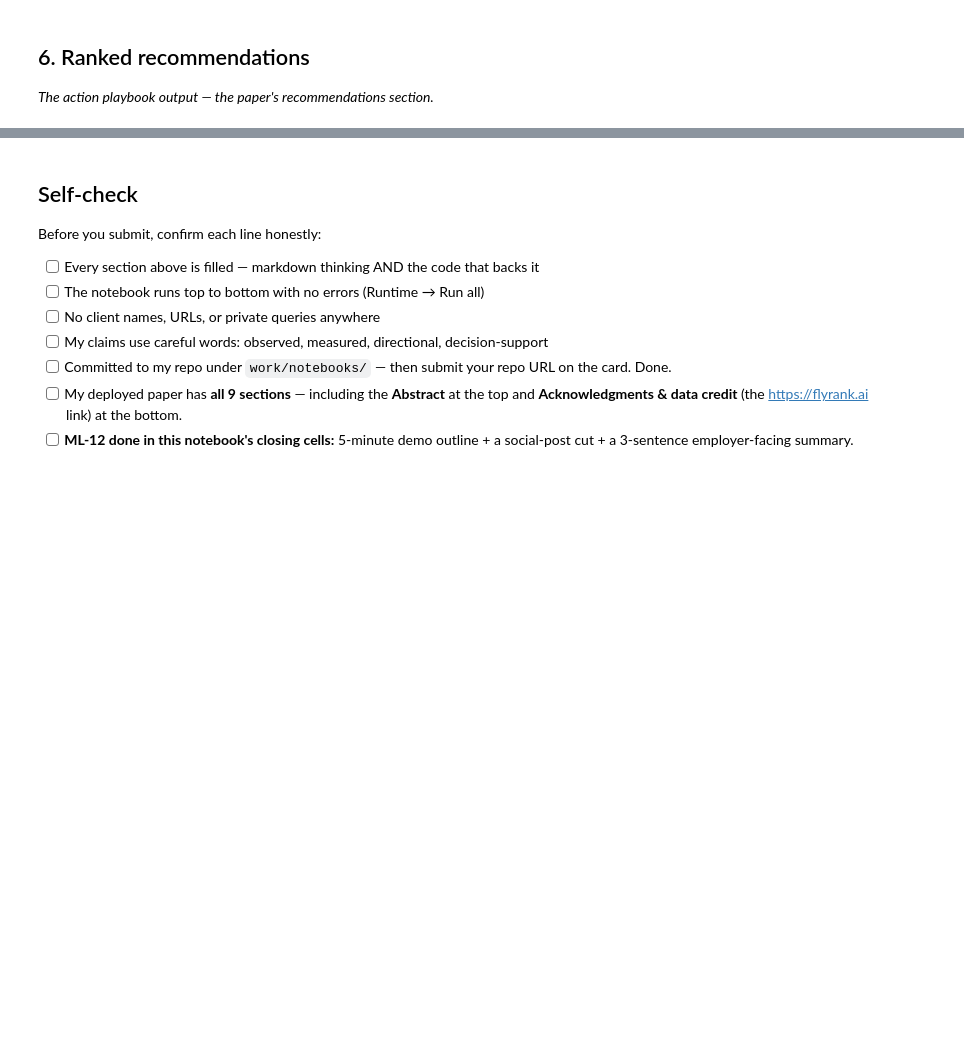
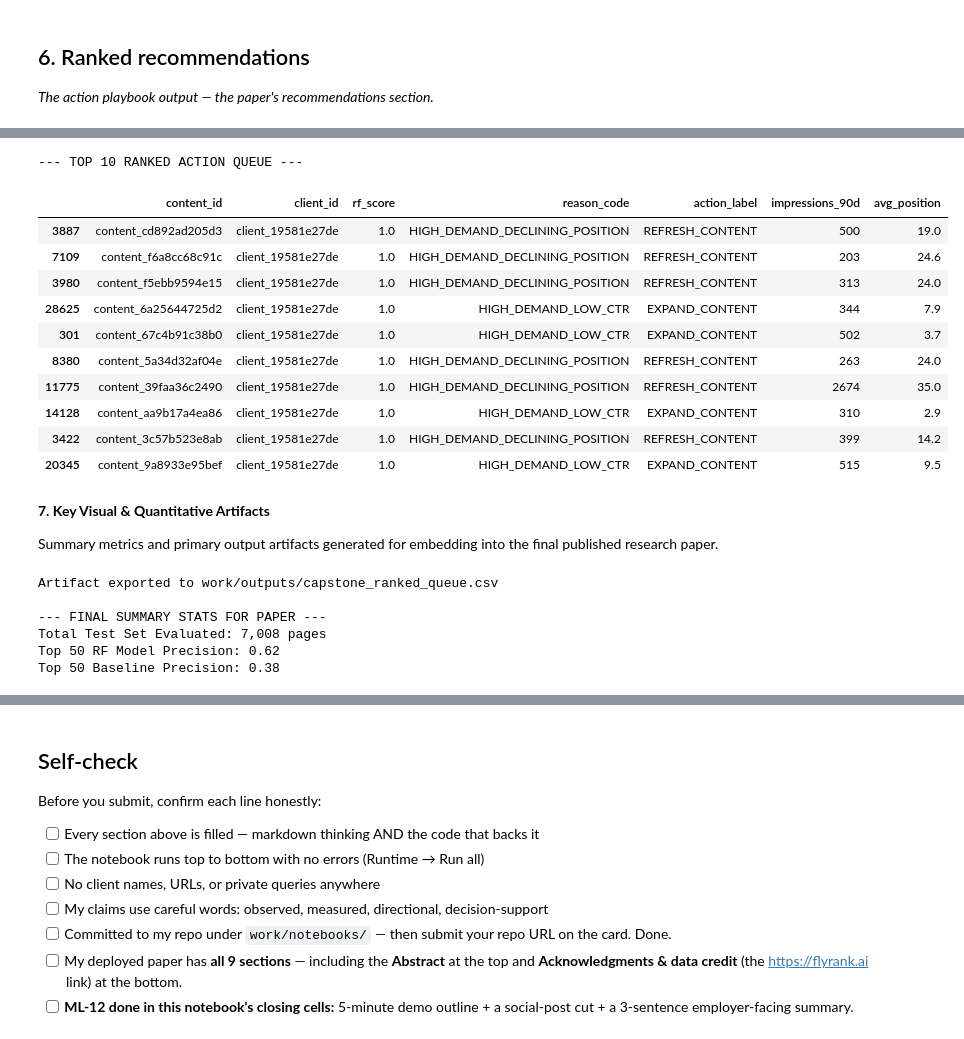
Before and after one commit to YoussifKhaled77/FlyrankAI-Internship, a Jupyter notebook: work/notebooks/capstone.ipynb, the cells around one changed output, grey strips where cells are left out. Drawn from its saved outputs; the diff is of its cells as text; code cells hidden in the pictures; blank space fills up the shorter version.

Commit message:
Complete capstone notebook execution

```diff
--- a/work/notebooks/capstone.ipynb
+++ b/work/notebooks/capstone.ipynb
@@ -24,0 +69,25 @@ This skeleton is yours to fill. Work the sections **in order** — each one has
+# %%
+from sklearn.model_selection import GroupKFold
+from sklearn.ensemble import RandomForestClassifier
+from sklearn.metrics import precision_score
+
+# Group-aware split by client_id
+gkf = GroupKFold(n_splits=5)
+train_idx, test_idx = next(gkf.split(df, df['target'], groups=df['client_id']))
+
+train_df, test_df = df.iloc[train_idx].copy(), df.iloc[test_idx].copy()
+
+X_train, y_train = train_df[feature_cols].fillna(0), train_df['target']
+X_test, y_test = test_df[feature_cols].fillna(0), test_df['target']
+
+# Train Random Forest model
+rf_model = RandomForestClassifier(n_estimators=100, random_state=42)
+rf_model.fit(X_train, y_train)
+
+test_df['rf_score'] = rf_model.predict_proba(X_test)[:, 1]
+
+# Compute Rule Baseline score on test set
+test_df['baseline_score'] = np.log10(test_df['impressions_90d'] + 1) * (1 + (1 / np.maximum(test_df['avg_position'], 1)))
+
+print("Validation Split Complete:")
+print(f"Train set: {len(train_df):,} rows | Test set: {len(test_df):,} rows")
@@ -36,0 +153,53 @@ This skeleton is yours to fill. Work the sections **in order** — each one has
+# %%
+# Generate reason codes and action labels for the test set queue
+def assign_action_playbook(row):
+    if row['impressions_90d'] >= 100 and row['avg_position'] > 10:
+        return 'HIGH_DEMAND_DECLINING_POSITION', 'REFRESH_CONTENT'
+    elif row['impressions_90d'] >= 100:
+        return 'HIGH_DEMAND_LOW_CTR', 'EXPAND_CONTENT'
+    else:
+        return 'LOW_DEMAND', 'MONITOR'
+
+res = test_df.apply(assign_action_playbook, axis=1)
+test_df['reason_code'] = [r[0] for r in res]
+test_df['action_label'] = [r[1] for r in res]
+
+# Output Top-10 Ranked Action Queue
+final_queue = test_df.sort_values('rf_score', ascending=False)
+output_cols = ['content_id', 'client_id', 'rf_score', 'reason_code', 'action_label', 'impressions_90d', 'avg_position']
+print("--- TOP 10 RANKED ACTION QUEUE ---")
+final_queue[output_cols].head(10)
+# %% [output]
+--- TOP 10 RANKED ACTION QUEUE ---
+|  | content_id | client_id | rf_score | reason_code | action_label | impressions_90d | avg_position |
+| 3887 | content_cd892ad205d3 | client_19581e27de | 1.0 | HIGH_DEMAND_DECLINING_POSITION | REFRESH_CONTENT | 500 | 19.0 |
+| 7109 | content_f6a8cc68c91c | client_19581e27de | 1.0 | HIGH_DEMAND_DECLINING_POSITION | REFRESH_CONTENT | 203 | 24.6 |
+| 3980 | content_f5ebb9594e15 | client_19581e27de | 1.0 | HIGH_DEMAND_DECLINING_POSITION | REFRESH_CONTENT | 313 | 24.0 |
+| 28625 | content_6a25644725d2 | client_19581e27de | 1.0 | HIGH_DEMAND_LOW_CTR | EXPAND_CONTENT | 344 | 7.9 |
+| 301 | content_67c4b91c38b0 | client_19581e27de | 1.0 | HIGH_DEMAND_LOW_CTR | EXPAND_CONTENT | 502 | 3.7 |
+| 8380 | content_5a34d32af04e | client_19581e27de | 1.0 | HIGH_DEMAND_DECLINING_POSITION | REFRESH_CONTENT | 263 | 24.0 |
+| 11775 | content_39faa36c2490 | client_19581e27de | 1.0 | HIGH_DEMAND_DECLINING_POSITION | REFRESH_CONTENT | 2674 | 35.0 |
+| 14128 | content_aa9b17a4ea86 | client_19581e27de | 1.0 | HIGH_DEMAND_LOW_CTR | EXPAND_CONTENT | 310 | 2.9 |
+| 3422 | content_3c57b523e8ab | client_19581e27de | 1.0 | HIGH_DEMAND_DECLINING_POSITION | REFRESH_CONTENT | 399 | 14.2 |
+| 20345 | content_9a8933e95bef | client_19581e27de | 1.0 | HIGH_DEMAND_LOW_CTR | EXPAND_CONTENT | 515 | 9.5 |
+# %% [markdown]
+**7. Key Visual & Quantitative Artifacts**
+
+Summary metrics and primary output artifacts generated for embedding into the final published research paper.
+# %%
+# Export output queue artifact for paper embedding
+os.makedirs("../../work/outputs", exist_ok=True)
+final_queue[output_cols].to_csv("../../work/outputs/capstone_ranked_queue.csv", index=False)
+
+print("Artifact exported to work/outputs/capstone_ranked_queue.csv")
+print("\n--- FINAL SUMMARY STATS FOR PAPER ---")
+print(f"Total Test Set Evaluated: {len(test_df):,} pages")
+print(f"Top 50 RF Model Precision: {p50_rf:.2f}")
+print(f"Top 50 Baseline Precision: {p50_baseline:.2f}")
+# %% [output]
+Artifact exported to work/outputs/capstone_ranked_queue.csv
+
+--- FINAL SUMMARY STATS FOR PAPER ---
+Total Test Set Evaluated: 7,008 pages
+Top 50 RF Model Precision: 0.62
+Top 50 Baseline Precision: 0.38
```
Also changed, not shown: parts of 18 cells of this notebook.
